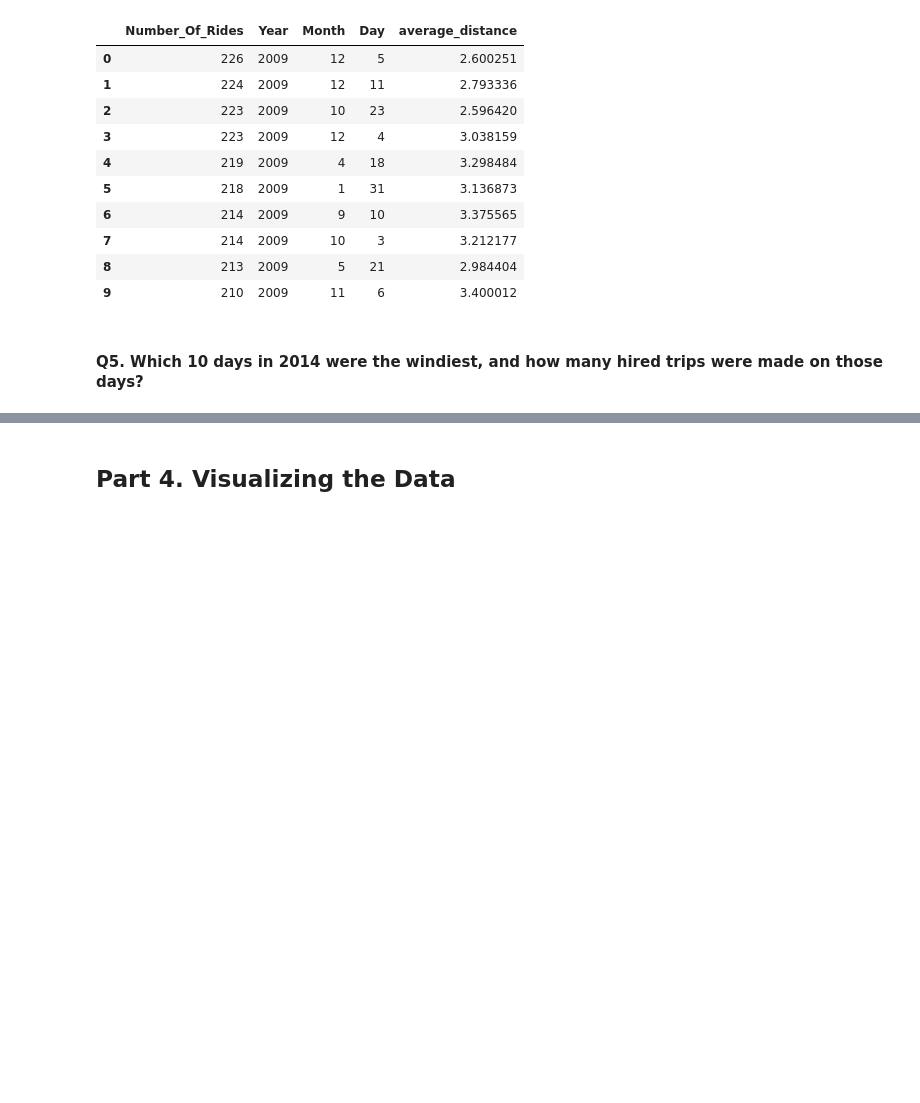
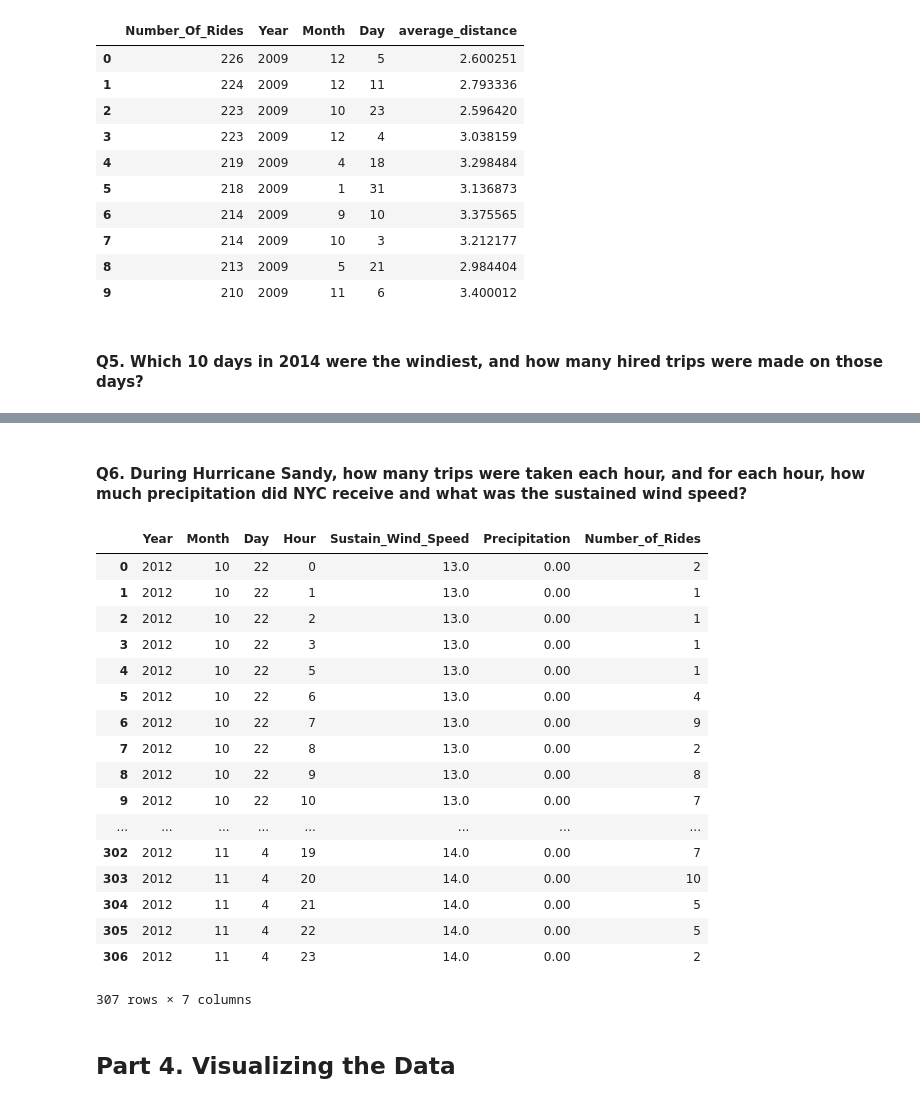
Before and after one commit to as597668404/IEOR4501_Final_Project, a Jupyter notebook: Project_Draft.ipynb, the cells around one changed output, grey strips where cells are left out. Cells and saved outputs as stored; diff of their text form; code cells hidden in the pictures; blank space fills up the shorter version.

```diff
--- a/Project_Draft.ipynb
+++ b/Project_Draft.ipynb
@@ -1129,0 +1151,60 @@ PandaSQLException: (sqlite3.OperationalError) no such column: average_distance [
+# %% [markdown]
+#### Q6. During Hurricane Sandy, how many trips were taken each hour, and for each hour, how much precipitation did NYC receive and what was the sustained wind speed?
+# %%
+## First we have to use UNION ALL to combine the Uber and Taxi data for 2012.
+Rides2012 = """
+SELECT Year as Year,
+Month as Month,
+Day as Day,
+Hour as Hour
+FROM (
+    SELECT Year, Month, Day, Hour FROM uber_data
+    WHERE Year = 2012 AND ((Month = 10 AND Day IN (22,23,24,25,26,27,28,29,30,31)) OR (Month = 11 AND Day IN (1,2,3,4)))
+    UNION ALL
+    SELECT Year, Month, Day, Hour FROM taxi_data
+    WHERE Year = 2012 AND ((Month = 10 AND Day IN (22,23,24,25,26,27,28,29,30,31)) OR (Month = 11 AND Day IN (1,2,3,4)))
+    ) X;
+"""
+
+query_2012Rides = sqldf(Rides2012)
+# %%
+## Now we use JOIN to put weather information and Trips information together
+Sandy2012 = """
+SELECT Year as Year,
+Month as Month,
+Day as Day,
+Hour as Hour,
+SustainedWindSpeed as Sustain_Wind_Speed,
+HourlyPrecipitation as Precipitation,
+COUNT(*) AS Number_of_Rides
+FROM (
+    SELECT hourly_data.Year, hourly_data.Month, hourly_data.Day, hourly_data.Hour, hourly_data.SustainedWindSpeed, hourly_data.HourlyPrecipitation, query_2012Rides.Year, query_2012Rides.Month, query_2012Rides.Day, query_2012Rides.Hour
+    FROM query_2012Rides
+    JOIN hourly_data
+    ON query_2012Rides.Year = hourly_data.Year AND query_2012Rides.Month = hourly_data.Month AND query_2012Rides.Day = hourly_data.Day AND query_2012Rides.Hour = hourly_data.Hour
+    AND hourly_data.Year = 2012 AND ((hourly_data.Month = 10 AND hourly_data.Day IN (22,23,24,25,26,27,28,29,30,31)) OR (hourly_data.Month = 11 AND hourly_data.Day IN (1,2,3,4)))
+    )
+ GROUP BY Month, Day, Hour;
+"""
+
+query_SandyInfo = sqldf(Sandy2012)
+query_SandyInfo
+# %% [output]
+|  | Year | Month | Day | Hour | Sustain_Wind_Speed | Precipitation | Number_of_Rides |
+| 0 | 2012 | 10 | 22 | 0 | 13.0 | 0.00 | 2 |
+| 1 | 2012 | 10 | 22 | 1 | 13.0 | 0.00 | 1 |
+| 2 | 2012 | 10 | 22 | 2 | 13.0 | 0.00 | 1 |
+| 3 | 2012 | 10 | 22 | 3 | 13.0 | 0.00 | 1 |
+| 4 | 2012 | 10 | 22 | 5 | 13.0 | 0.00 | 1 |
+| 5 | 2012 | 10 | 22 | 6 | 13.0 | 0.00 | 4 |
+| 6 | 2012 | 10 | 22 | 7 | 13.0 | 0.00 | 9 |
+| 7 | 2012 | 10 | 22 | 8 | 13.0 | 0.00 | 2 |
+| 8 | 2012 | 10 | 22 | 9 | 13.0 | 0.00 | 8 |
+| 9 | 2012 | 10 | 22 | 10 | 13.0 | 0.00 | 7 |
+| ... | ... | ... | ... | ... | ... | ... | ... |
+| 302 | 2012 | 11 | 4 | 19 | 14.0 | 0.00 | 7 |
+| 303 | 2012 | 11 | 4 | 20 | 14.0 | 0.00 | 10 |
+| 304 | 2012 | 11 | 4 | 21 | 14.0 | 0.00 | 5 |
+| 305 | 2012 | 11 | 4 | 22 | 14.0 | 0.00 | 5 |
+| 306 | 2012 | 11 | 4 | 23 | 14.0 | 0.00 | 2 |
+307 rows × 7 columns
```
Also changed, not shown: parts of 7 cells of this notebook, 1 other file.
